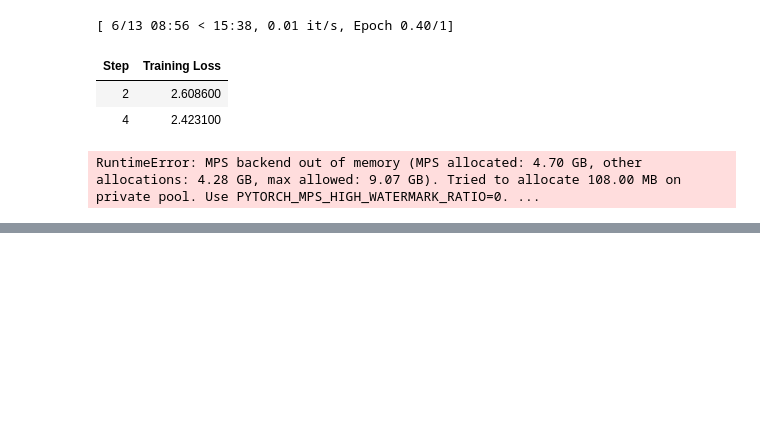
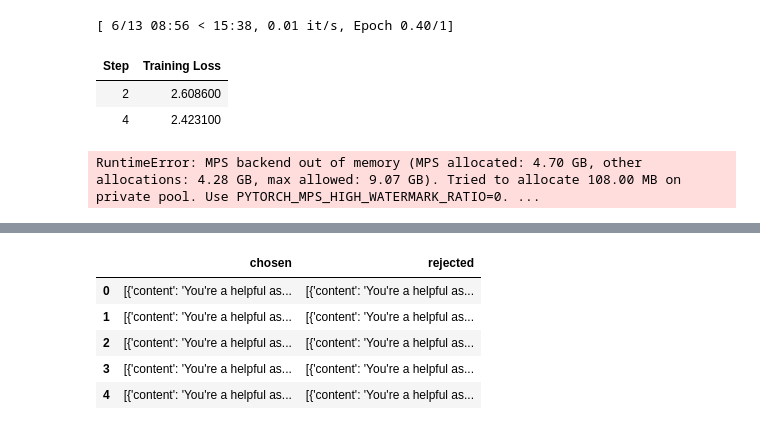
Before and after one commit to mchojna/llm-playground, a Jupyter notebook: 09-post-training/post_training.ipynb, the cells around one changed output, grey strips where cells are left out. Cells and saved outputs as stored; diff of their text form; code cells hidden in the pictures; blank space fills up the shorter version.

```diff
--- a/09-post-training/post_training.ipynb
+++ b/09-post-training/post_training.ipynb
@@ -231,0 +377,10 @@ test_model_with_questions(
+# %%
+# Prepare DPO dataset for changing identity
+raw_ds = load_dataset("mrfakename/identity", split="train")
+
+pd.set_option("display.max_colwidth", None)
+pd.set_option("display.max_columns", None)
+pd.set_option("display.width", None)
+
+sample_df = raw_ds.select(range(5)).to_pandas()
+display(sample_df)
@@ -231,0 +428,15 @@ test_model_with_questions(
+# %%
+dpo_ds = load_dataset("banghua/DL-DPO-Dataset", split="train")
+
+pd.set_option("display.max_colwidth", None)
+pd.set_option("display.width", 0)
+
+sample_df = dpo_ds.select(range(5)).to_pandas()
+display(sample_df)
+# %% [output]
+|  | chosen | rejected |
+| 0 | [{'content': 'You're a helpful as... | [{'content': 'You're a helpful as... |
+| 1 | [{'content': 'You're a helpful as... | [{'content': 'You're a helpful as... |
+| 2 | [{'content': 'You're a helpful as... | [{'content': 'You're a helpful as... |
+| 3 | [{'content': 'You're a helpful as... | [{'content': 'You're a helpful as... |
+| 4 | [{'content': 'You're a helpful as... | [{'content': 'You're a helpful as... |
```
Also changed, not shown: parts of 17 cells of this notebook.
